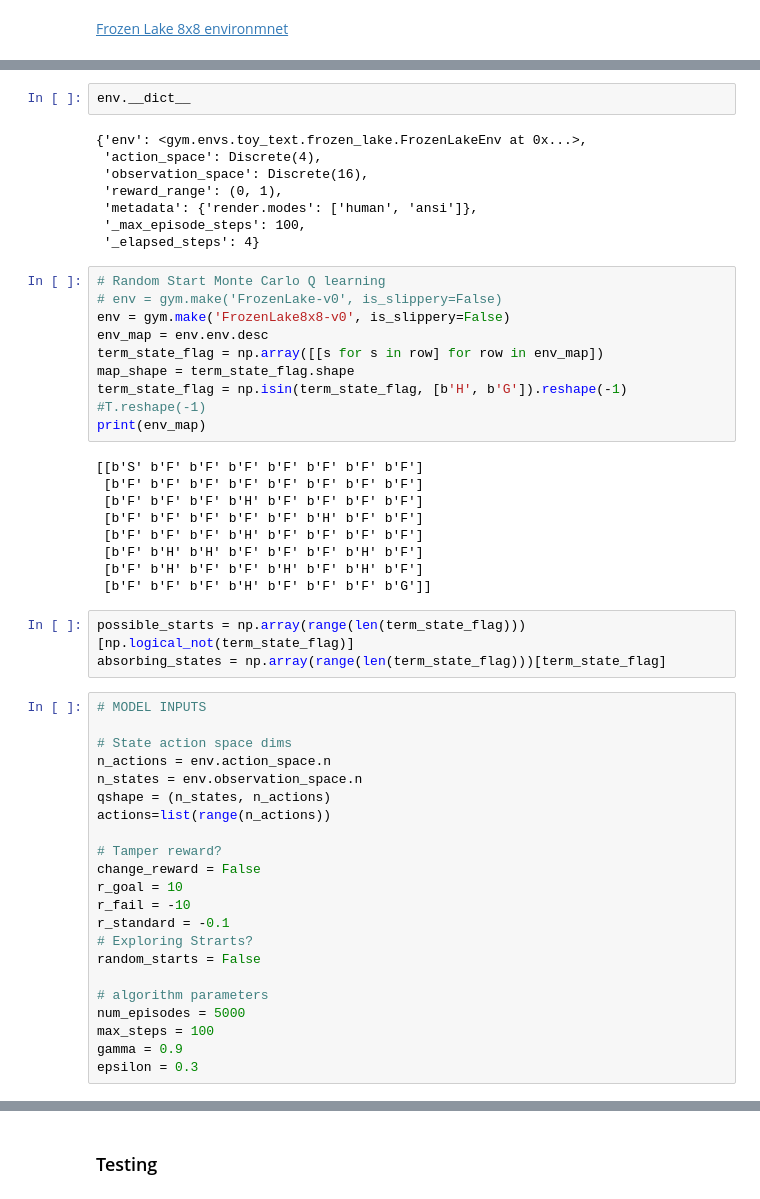
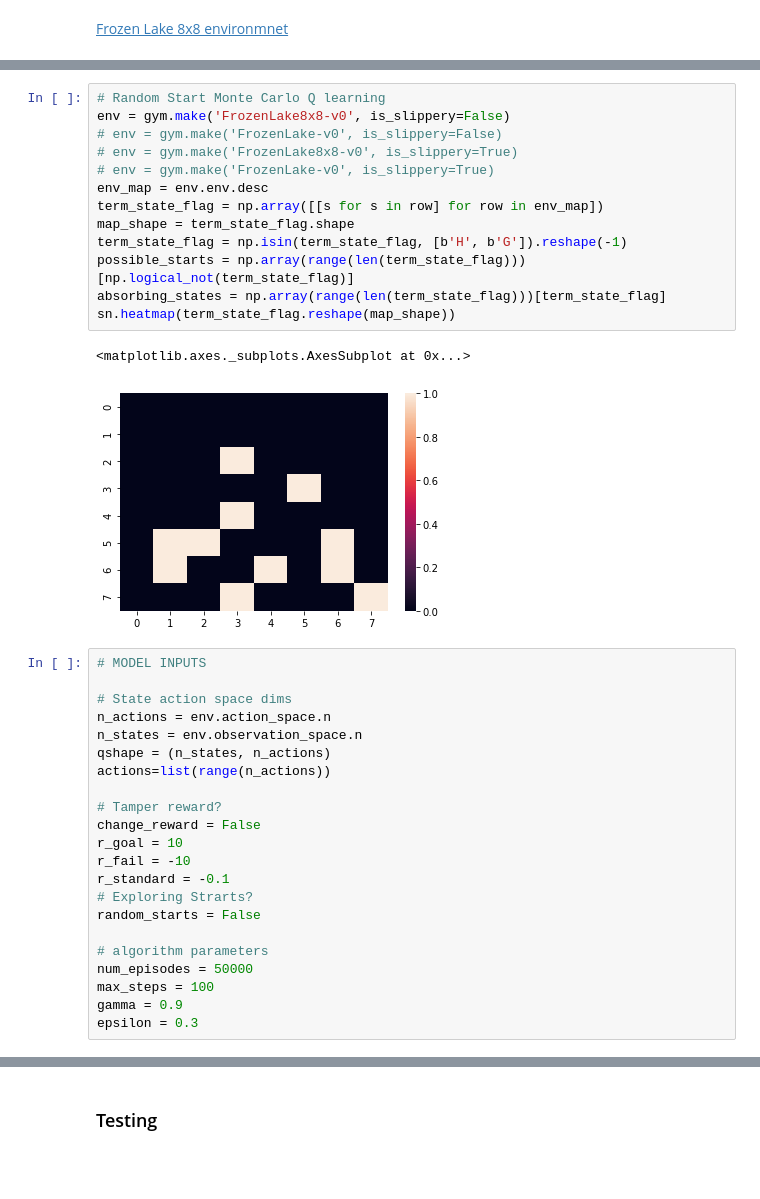
Before and after one commit to ltsaprounis/tabular_RL_openaigym, a Jupyter notebook: FrozenLakeMonteCarloQ.ipynb, the cells around one changed output, grey strips where cells are left out. Saved outputs shown, nothing was run; the diff lists cells and outputs as text; blank space fills up the shorter version.

```diff
--- a/FrozenLakeMonteCarloQ.ipynb
+++ b/FrozenLakeMonteCarloQ.ipynb
@@ -35,37 +35,22 @@ SFFF
 FHFH
 FFFH
 HFFG
-# %%
-env.__dict__
-# %% [output]
-{'env': <gym.envs.toy_text.frozen_lake.FrozenLakeEnv at 0x...>,
- 'action_space': Discrete(4),
- 'observation_space': Discrete(16),
- 'reward_range': (0, 1),
- 'metadata': {'render.modes': ['human', 'ansi']},
- '_max_episode_steps': 100,
- '_elapsed_steps': 4}
 # %%
 # Random Start Monte Carlo Q learning
+env = gym.make('FrozenLake8x8-v0', is_slippery=False)
 # env = gym.make('FrozenLake-v0', is_slippery=False)
-env = gym.make('FrozenLake8x8-v0', is_slippery=False)
+# env = gym.make('FrozenLake8x8-v0', is_slippery=True)
+# env = gym.make('FrozenLake-v0', is_slippery=True)
 env_map = env.env.desc
 term_state_flag = np.array([[s for s in row] for row in env_map])
 map_shape = term_state_flag.shape
-term_state_flag = np.isin(term_state_flag, [b'H', b'G']).reshape(-1) #T.reshape(-1)
-print(env_map)
+term_state_flag = np.isin(term_state_flag, [b'H', b'G']).reshape(-1)
+possible_starts = np.array(range(len(term_state_flag)))[np.logical_not(term_state_flag)]
+absorbing_states = np.array(range(len(term_state_flag)))[term_state_flag]
+sn.heatmap(term_state_flag.reshape(map_shape))
 # %% [output]
-[[b'S' b'F' b'F' b'F' b'F' b'F' b'F' b'F']
- [b'F' b'F' b'F' b'F' b'F' b'F' b'F' b'F']
- [b'F' b'F' b'F' b'H' b'F' b'F' b'F' b'F']
- [b'F' b'F' b'F' b'F' b'F' b'H' b'F' b'F']
- [b'F' b'F' b'F' b'H' b'F' b'F' b'F' b'F']
- [b'F' b'H' b'H' b'F' b'F' b'F' b'H' b'F']
- [b'F' b'H' b'F' b'F' b'H' b'F' b'H' b'F']
- [b'F' b'F' b'F' b'H' b'F' b'F' b'F' b'G']]
+<matplotlib.axes._subplots.AxesSubplot at 0x...>
+[figure, added]
-# %%
-possible_starts = np.array(range(len(term_state_flag)))[np.logical_not(term_state_flag)]
-absorbing_states = np.array(range(len(term_state_flag)))[term_state_flag]
 # %%
 # MODEL INPUTS
 
@@ -84,7 +69,7 @@ r_standard = -0.1
 random_starts = False
 
 # algorithm parameters
-num_episodes = 5000
+num_episodes = 50000
 max_steps = 100
 gamma = 0.9
 epsilon = 0.3
```
Also changed, not shown: parts of 10 cells of this notebook.
